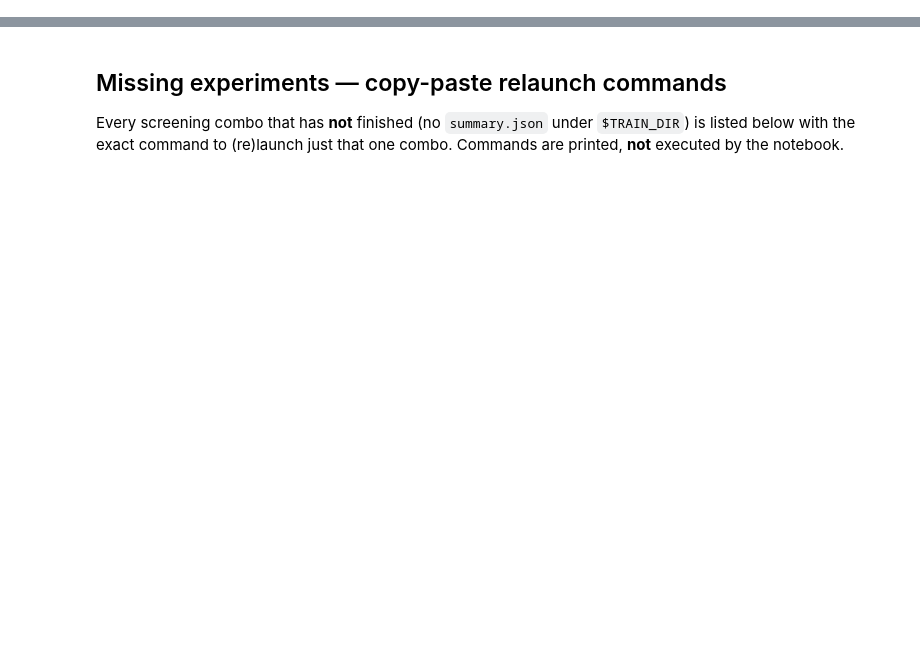
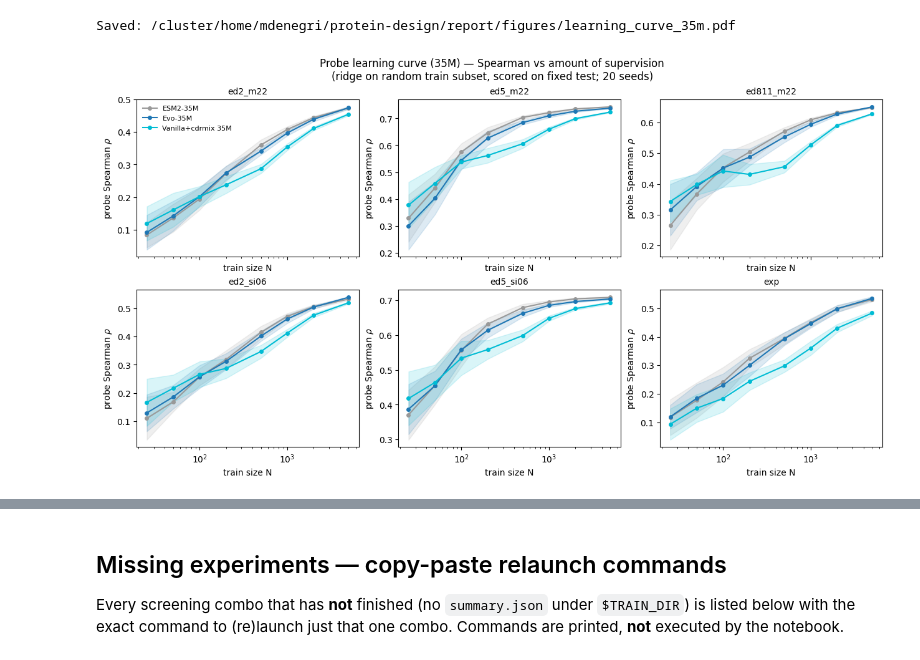
Before and after one commit to gioguida/protein-design, a Jupyter notebook: report/meetings/01-07-26.ipynb, the cells around one changed output, grey strips where cells are left out. Saved outputs shown, nothing was run; the diff lists cells and outputs as text; code cells hidden in the pictures; blank space fills up the shorter version.

```diff
--- a/report/meetings/01-07-26.ipynb
+++ b/report/meetings/01-07-26.ipynb
@@ -20,3 +235,71 @@ with `scoring=c05` (Spearman logged as a diagnostic only — selection still by
+# %%
+# === Embedding-probe learning curve (35M, 20 seeds): read cached CSV & plot ===
+# Source CSV is produced on a compute node (does NOT recompute the probe here):
+#   sbatch bash_scripts/probe.sbatch --mode curve \
+#       --models vanilla_35m,evo_35m,vanilla_cdrmix_35m \
+#       --n-repeats 20 --out-name learning_curve_35m
+# One panel per DMS dataset, one line per model: mean ridge Spearman (fixed test
+# split) vs train-set size N; shaded band = +/-1 std across the 20 reseeded repeats.
+from pathlib import Path
+import numpy as np
+import pandas as pd
+import matplotlib.pyplot as plt
+import yaml
+
+def _find_root(start: Path) -> Path:
+    for d in [start, *start.parents]:
+        if (d / "conf" / "analysis" / "models.yaml").exists():
+            return d
+    raise FileNotFoundError("repo root not found (conf/analysis/models.yaml).")
+
+_ROOT = _find_root(Path.cwd())
+_REG = yaml.safe_load((_ROOT / "conf" / "analysis" / "models.yaml").read_text()).get("models", {})
+def _mlabel(k): return _REG.get(k, {}).get("label") or k
+def _mcolor(k, i):
+    c = _REG.get(k, {}).get("color")
+    cyc = plt.rcParams["axes.prop_cycle"].by_key()["color"]
+    return c if c else cyc[i % len(cyc)]
+
+# Plot the models in this fixed order (matches the extraction/probe run).
+PROBE_MODELS = ["vanilla_35m", "evo_35m", "vanilla_cdrmix_35m"]
+
+lc_csv = _ROOT / "report" / "figures" / "learning_curve_35m.csv"
+lc = pd.read_csv(lc_csv)
+
+ds_keys = list(lc["dataset"].unique())
+ncols = min(3, len(ds_keys))
+nrows = -(-len(ds_keys) // ncols)
+fig, axes = plt.subplots(nrows, ncols, figsize=(4.2 * ncols, 3.4 * nrows),
+                         constrained_layout=True, squeeze=False, sharex=True)
+for ax, ds in zip(axes.flat, ds_keys):
+    for i, mk in enumerate(PROBE_MODELS):
+        sub = lc[(lc["model"] == mk) & (lc["dataset"] == ds)].sort_values("n_train")
+        if sub.empty:
+            continue
+        color = _mcolor(mk, i)
+        ax.plot(sub["n_train"], sub["ridge_spearman_mean"], marker="o", ms=4,
+                color=color, label=_mlabel(mk))
+        ax.fill_between(sub["n_train"],
+                        sub["ridge_spearman_mean"] - sub["ridge_spearman_std"],
+                        sub["ridge_spearman_mean"] + sub["ridge_spearman_std"],
+                        color=color, alpha=0.15)
+    ax.set_xscale("log")
+    ax.set_title(ds, fontsize=10)
+    ax.set_xlabel("train size N")
+    ax.set_ylabel(r"probe Spearman $\rho$")
+for ax in axes.flat[len(ds_keys):]:
+    ax.set_visible(False)
+axes.flat[0].legend(fontsize=8, frameon=False)
+n_rep = int(lc["n_repeats"].max())
+fig.suptitle(f"Probe learning curve (35M) — Spearman vs amount of supervision\n"
+             f"(ridge on random train subset, scored on fixed test; {n_rep} seeds)")
+out = _ROOT / "report" / "figures" / "learning_curve_35m.pdf"
+out.parent.mkdir(parents=True, exist_ok=True)
+fig.savefig(out, bbox_inches="tight"); print("Saved:", out)
+plt.show()
+# %% [output]
+Saved: /cluster/home/mdenegri/protein-design/report/figures/learning_curve_35m.pdf
+[figure, added]
 # %%
 # === setup + scan the vanilla cdrmix sweep ==========================
 %matplotlib inline
```
Also changed, not shown: parts of 12 cells of this notebook, 48 other files.
